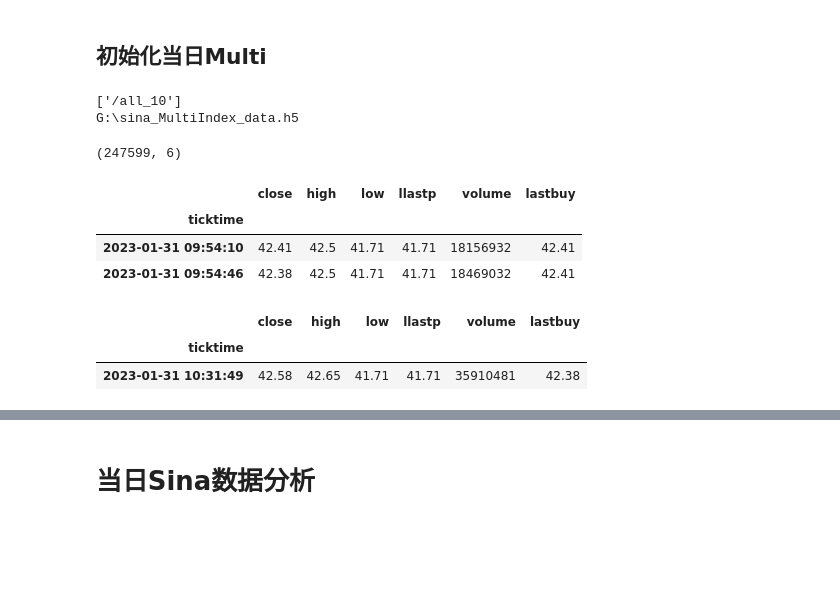
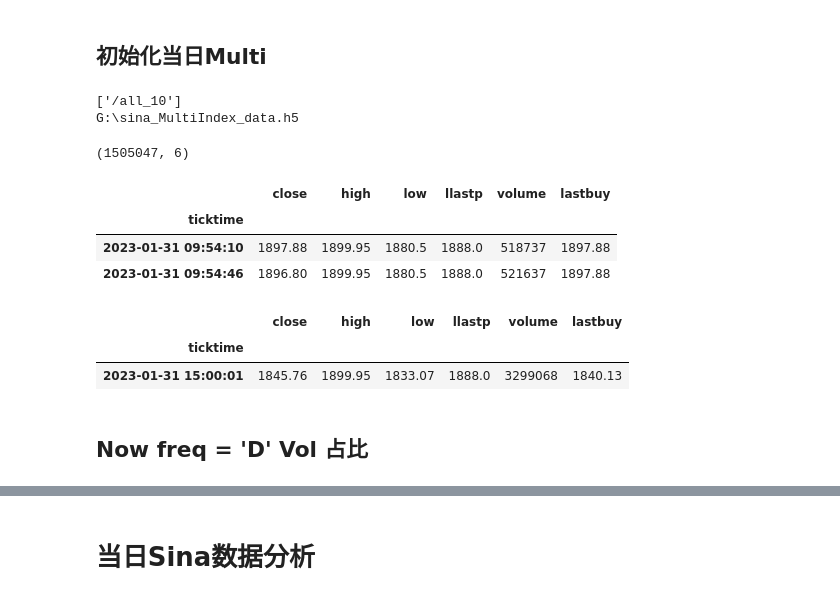
Before and after one commit to johnsonhongyi/pyQuant3, a Jupyter notebook: stock/jupyterAlgo/Quant2023/pandas_hdf-test.ipynb, the cells around one changed output, grey strips where cells are left out. Cells and saved outputs as stored; diff of their text form; code cells hidden in the pictures; blank space fills up the shorter version.

```diff
--- a/stock/jupyterAlgo/Quant2023/pandas_hdf-test.ipynb
+++ b/stock/jupyterAlgo/Quant2023/pandas_hdf-test.ipynb
@@ -0,0 +3,7 @@
+# %%
+
+import pandas as pd
+
+fpath = r'../../JohnsonUtil\wencai\同花顺板块行业.xls'
+thsgn = pd.read_excel(fpath)
+thsgn = thsgn.set_index('股票代码')
@@ -506,37 +568,39 @@ def minmax_norm(df):
 #     return df.apply(lambda x:round(x,2))
 
 
 import pandas as pd
 from pandas import HDFStore
 
 # sina_MultiD_path = "G:\\sina_MultiIndex_data.h5"
 # freq='30T'
 # startime = '09:25:00'
 # endtime = '15:01:00'
 # def readHdf5(fpath, root=None):
 #     store = pd.HDFStore(fpath, "r")
 #     print((store.keys()))
 #     if root is None:
 #         root = list(store.keys())[0].replace("/", "")
 #     df = store[root]
 #     store.close()
 #     return df
 
 h5 = readHdf5(sina_MultiD_path)
 print(sina_MultiD_path)
 h5.shape
 # h5[:1]
-code_muti = '600438'
+code_muti = '600519'
 h5.loc[code_muti][:2]
 h5.loc[code_muti][-1:]
 # %% [output]
 ['/all_10']
 G:\sina_MultiIndex_data.h5
-(247599, 6)
+(1505047, 6)
 |  | close | high | low | llastp | volume | lastbuy |
 | ticktime |  |  |  |  |  |  |
-| 2023-01-31 09:54:10 | 42.41 | 42.5 | 41.71 | 41.71 | 18156932 | 42.41 |
-| 2023-01-31 09:54:46 | 42.38 | 42.5 | 41.71 | 41.71 | 18469032 | 42.41 |
+| 2023-01-31 09:54:10 | 1897.88 | 1899.95 | 1880.5 | 1888.0 | 518737 | 1897.88 |
+| 2023-01-31 09:54:46 | 1896.80 | 1899.95 | 1880.5 | 1888.0 | 521637 | 1897.88 |
 |  | close | high | low | llastp | volume | lastbuy |
 | ticktime |  |  |  |  |  |  |
-| 2023-01-31 10:31:49 | 42.58 | 42.65 | 41.71 | 41.71 | 35910481 | 42.38 |
+| 2023-01-31 15:00:01 | 1845.76 | 1899.95 | 1833.07 | 1888.0 | 3299068 | 1840.13 |
+# %% [markdown]
+## Now freq = 'D' Vol 占比
```
Also changed, not shown: parts of 30 cells of this notebook, 8 other files.
